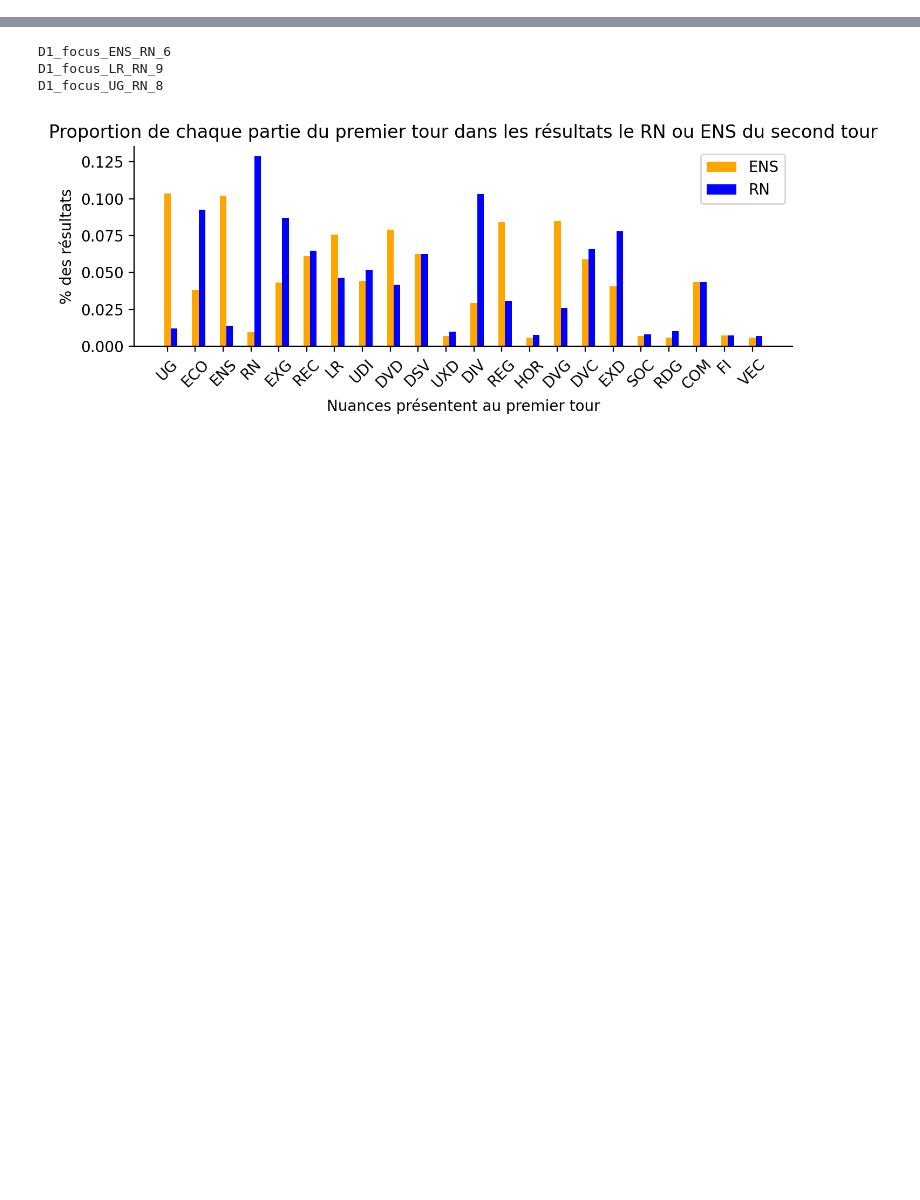
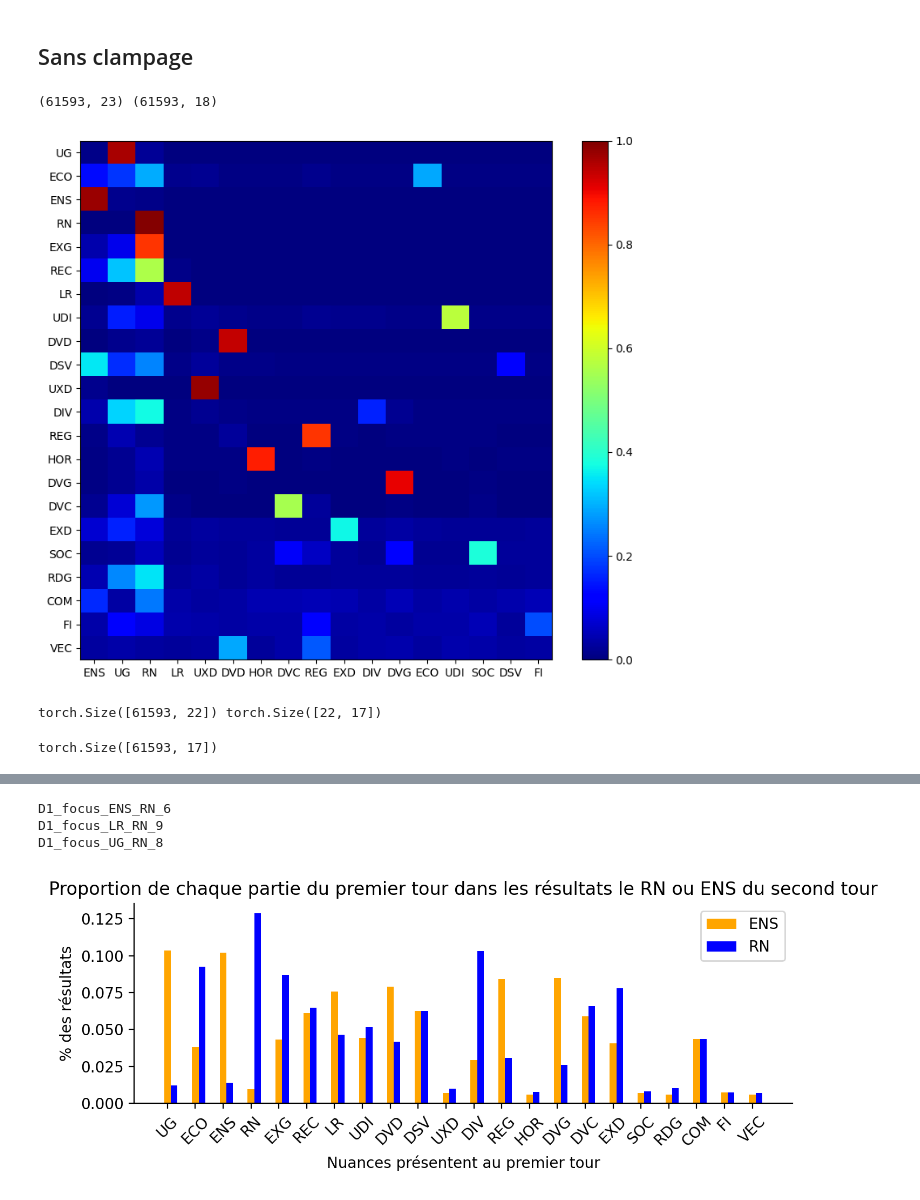
Before and after one commit to alexandre-laine/Pipeline_Elections_Legislatives, a Jupyter notebook: main/D2_Results_Visualisation.ipynb, the cells around one changed output, grey strips where cells are left out. Cells and saved outputs as stored; diff of their text form; code cells hidden in the pictures; blank space fills up the shorter version.

```diff
--- a/main/D2_Results_Visualisation.ipynb
+++ b/main/D2_Results_Visualisation.ipynb
@@ -6 +8,58 @@ import numpy as np
 import os
+# %% [markdown]
+## Sans clampage
+# %%
+df_1f = pd.read_csv(os.path.join(prm.datasets_pp_path, f"DF_{prm.dataset_1er_tour}.csv"))
+df_2f = pd.read_csv(os.path.join(prm.datasets_pp_path, f"DF_{prm.dataset_2nd_tour}.csv"))
+print(df_1f.shape, df_2f.shape)
+# %% [output]
+(61593, 23) (61593, 18)
+# %%
+sans_clamp = []
+for file in os.listdir(prm.results_path):
+    if file[-10:-2] == "original":
+        sans_clamp.append(file)
+# %%
+for s_clamp in sans_clamp:
+    path = os.path.join(prm.results_path, s_clamp)
+    Matrice = np.load(os.path.join(path, os.listdir(path)[-3]))
+# %%
+fig,ax = plt.subplots(
+    nrows=1,
+    ncols=1,
+    figsize=(8,7)
+)
+g = ax.imshow(
+    Matrice,
+    aspect="auto",
+    cmap="jet",
+    vmin=0,
+    vmax=1
+)
+fig.colorbar(
+    g,
+    ax=ax
+)
+ax.set_xticks(
+    range(df_2f.keys()[:-1].shape[0]),
+    df_2f.keys()[:-1]
+)
+ax.set_yticks(
+    range(df_1f.keys()[:-1].shape[0]),
+    df_1f.keys()[:-1]
+)
+plt.tight_layout()
+plt.show()
+# %% [output]
+[figure, added]
+# %%
+T_df_1f = torch.Tensor(df_1f[df_1f.keys()[:-1]].to_numpy() / df_1f[df_1f.keys()[:-1]].to_numpy().sum(axis=1)[:,None])
+T_Matrice = torch.Tensor(Matrice)
+print(T_df_1f.shape, T_Matrice.shape)
+# %% [output]
+torch.Size([61593, 22]) torch.Size([22, 17])
+# %%
+pred_T_df_2f = T_df_1f @ T_Matrice
+print(pred_T_df_2f.shape)
+# %% [output]
+torch.Size([61593, 17])
```
Also changed, not shown: parts of 5 cells of this notebook, 36 other files.
